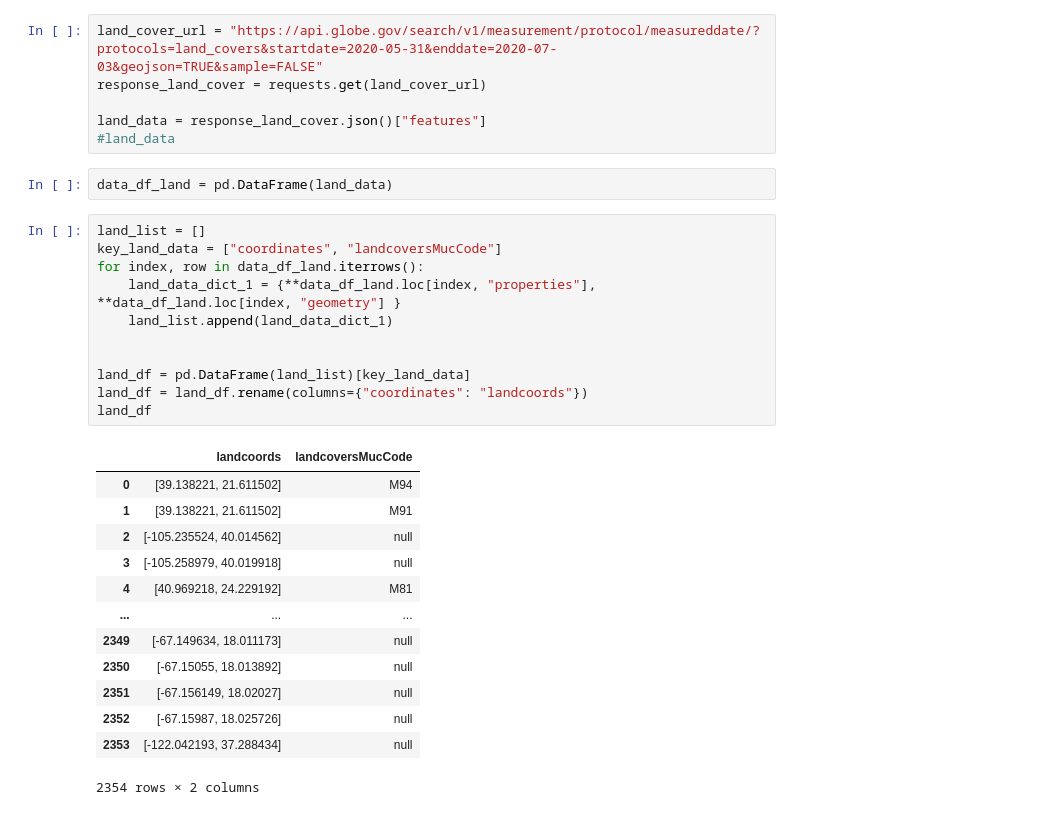
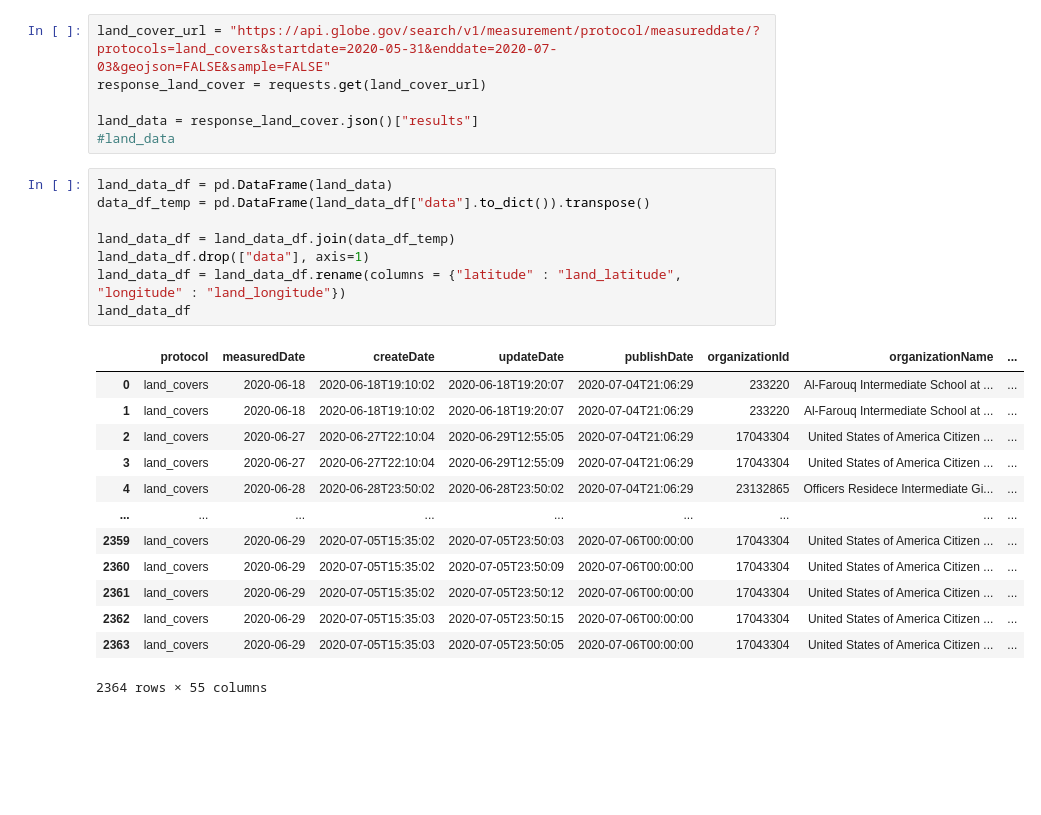
Before and after one commit to Piphi5/MosquitoAndLandcover, a Jupyter notebook: Testing Globe API.ipynb, the cells around one changed output. Saved outputs shown, nothing was run; the diff lists cells and outputs as text; blank space fills up the shorter version.

```diff
--- a/Testing Globe API.ipynb
+++ b/Testing Globe API.ipynb
@@ -35,33 +49,28 @@ mosquito_data
 # %%
-land_cover_url = "https://api.globe.gov/search/v1/measurement/protocol/measureddate/?protocols=land_covers&startdate=2020-05-31&enddate=2020-07-03&geojson=TRUE&sample=FALSE"
+land_cover_url = "https://api.globe.gov/search/v1/measurement/protocol/measureddate/?protocols=land_covers&startdate=2020-05-31&enddate=2020-07-03&geojson=FALSE&sample=FALSE"
 response_land_cover = requests.get(land_cover_url)
 
-land_data = response_land_cover.json()["features"]
+land_data = response_land_cover.json()["results"]
 #land_data
-# %%
-data_df_land = pd.DataFrame(land_data)
-# %%
-land_list = []
-key_land_data = ["coordinates", "landcoversMucCode"]
-for index, row in data_df_land.iterrows():
-    land_data_dict_1 = {**data_df_land.loc[index, "properties"], **data_df_land.loc[index, "geometry"] }
-    land_list.append(land_data_dict_1)
-
-
-land_df = pd.DataFrame(land_list)[key_land_data]
-land_df = land_df.rename(columns={"coordinates": "landcoords"})
-land_df
-# %% [output]
-|  | landcoords | landcoversMucCode |
-| 0 | [39.138221, 21.611502] | M94 |
-| 1 | [39.138221, 21.611502] | M91 |
-| 2 | [-105.235524, 40.014562] | null |
-| 3 | [-105.258979, 40.019918] | null |
-| 4 | [40.969218, 24.229192] | M81 |
-| ... | ... | ... |
-| 2349 | [-67.149634, 18.011173] | null |
-| 2350 | [-67.15055, 18.013892] | null |
-| 2351 | [-67.156149, 18.02027] | null |
-| 2352 | [-67.15987, 18.025726] | null |
-| 2353 | [-122.042193, 37.288434] | null |
-2354 rows × 2 columns
+# %%
+land_data_df = pd.DataFrame(land_data)
+data_df_temp = pd.DataFrame(land_data_df["data"].to_dict()).transpose()
+
+land_data_df = land_data_df.join(data_df_temp)
+land_data_df.drop(["data"], axis=1)
+land_data_df = land_data_df.rename(columns = {"latitude" : "land_latitude", "longitude" : "land_longitude"})
+land_data_df
+# %% [output]
+|  | protocol | measuredDate | createDate | updateDate | publishDate | organizationId | organizationName | ... |
+| 0 | land_covers | 2020-06-18 | 2020-06-18T19:10:02 | 2020-06-18T19:20:07 | 2020-07-04T21:06:29 | 233220 | Al-Farouq Intermediate School at ... | ... |
+| 1 | land_covers | 2020-06-18 | 2020-06-18T19:10:02 | 2020-06-18T19:20:07 | 2020-07-04T21:06:29 | 233220 | Al-Farouq Intermediate School at ... | ... |
+| 2 | land_covers | 2020-06-27 | 2020-06-27T22:10:04 | 2020-06-29T12:55:05 | 2020-07-04T21:06:29 | 17043304 | United States of America Citizen ... | ... |
+| 3 | land_covers | 2020-06-27 | 2020-06-27T22:10:04 | 2020-06-29T12:55:09 | 2020-07-04T21:06:29 | 17043304 | United States of America Citizen ... | ... |
+| 4 | land_covers | 2020-06-28 | 2020-06-28T23:50:02 | 2020-06-28T23:50:02 | 2020-07-04T21:06:29 | 23132865 | Officers Residece Intermediate Gi... | ... |
+| ... | ... | ... | ... | ... | ... | ... | ... | ... |
+| 2359 | land_covers | 2020-06-29 | 2020-07-05T15:35:02 | 2020-07-05T23:50:03 | 2020-07-06T00:00:00 | 17043304 | United States of America Citizen ... | ... |
+| 2360 | land_covers | 2020-06-29 | 2020-07-05T15:35:02 | 2020-07-05T23:50:09 | 2020-07-06T00:00:00 | 17043304 | United States of America Citizen ... | ... |
+| 2361 | land_covers | 2020-06-29 | 2020-07-05T15:35:02 | 2020-07-05T23:50:12 | 2020-07-06T00:00:00 | 17043304 | United States of America Citizen ... | ... |
+| 2362 | land_covers | 2020-06-29 | 2020-07-05T15:35:03 | 2020-07-05T23:50:15 | 2020-07-06T00:00:00 | 17043304 | United States of America Citizen ... | ... |
+| 2363 | land_covers | 2020-06-29 | 2020-07-05T15:35:03 | 2020-07-05T23:50:05 | 2020-07-06T00:00:00 | 17043304 | United States of America Citizen ... | ... |
+2364 rows × 55 columns
```
Also changed, not shown: parts of 14 cells of this notebook.
